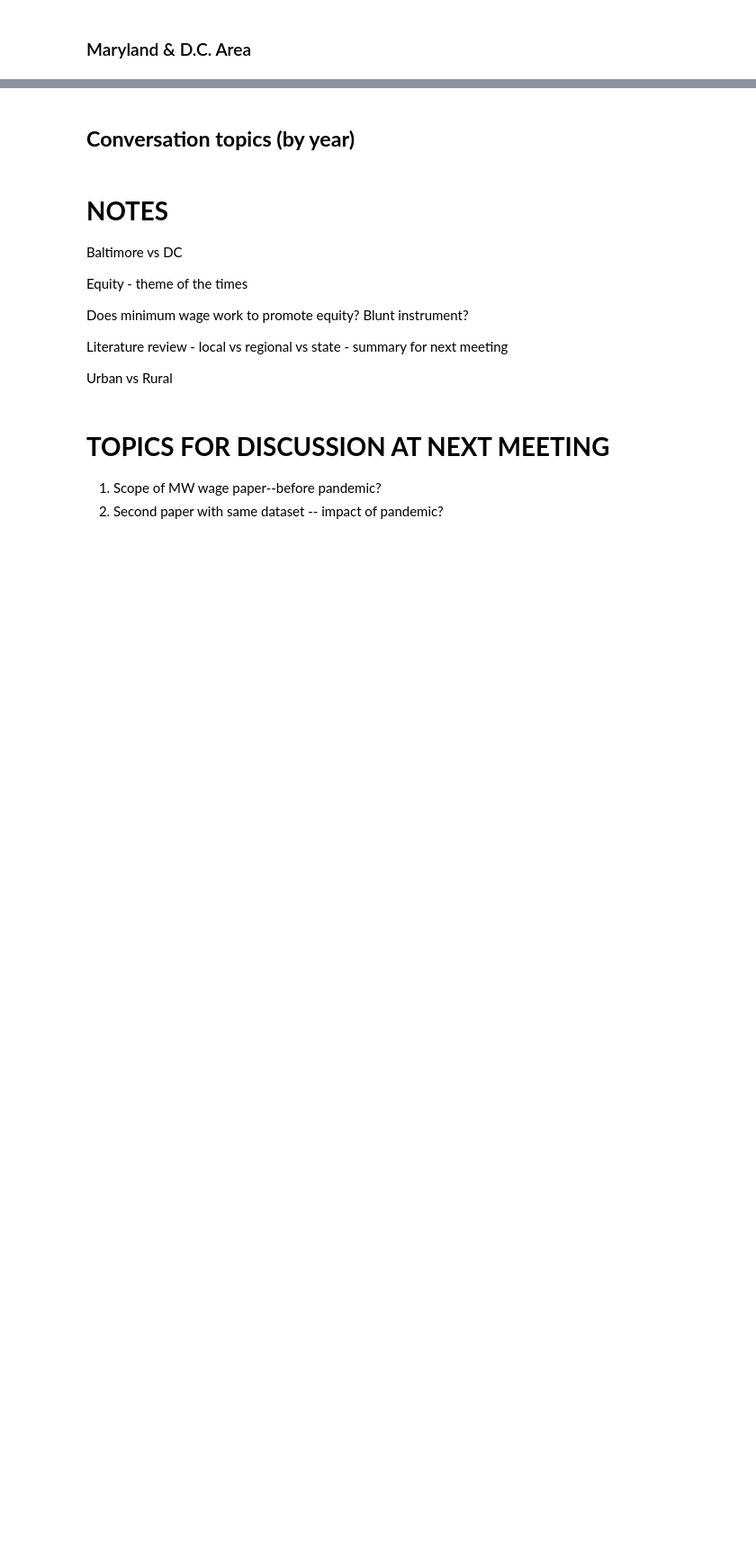
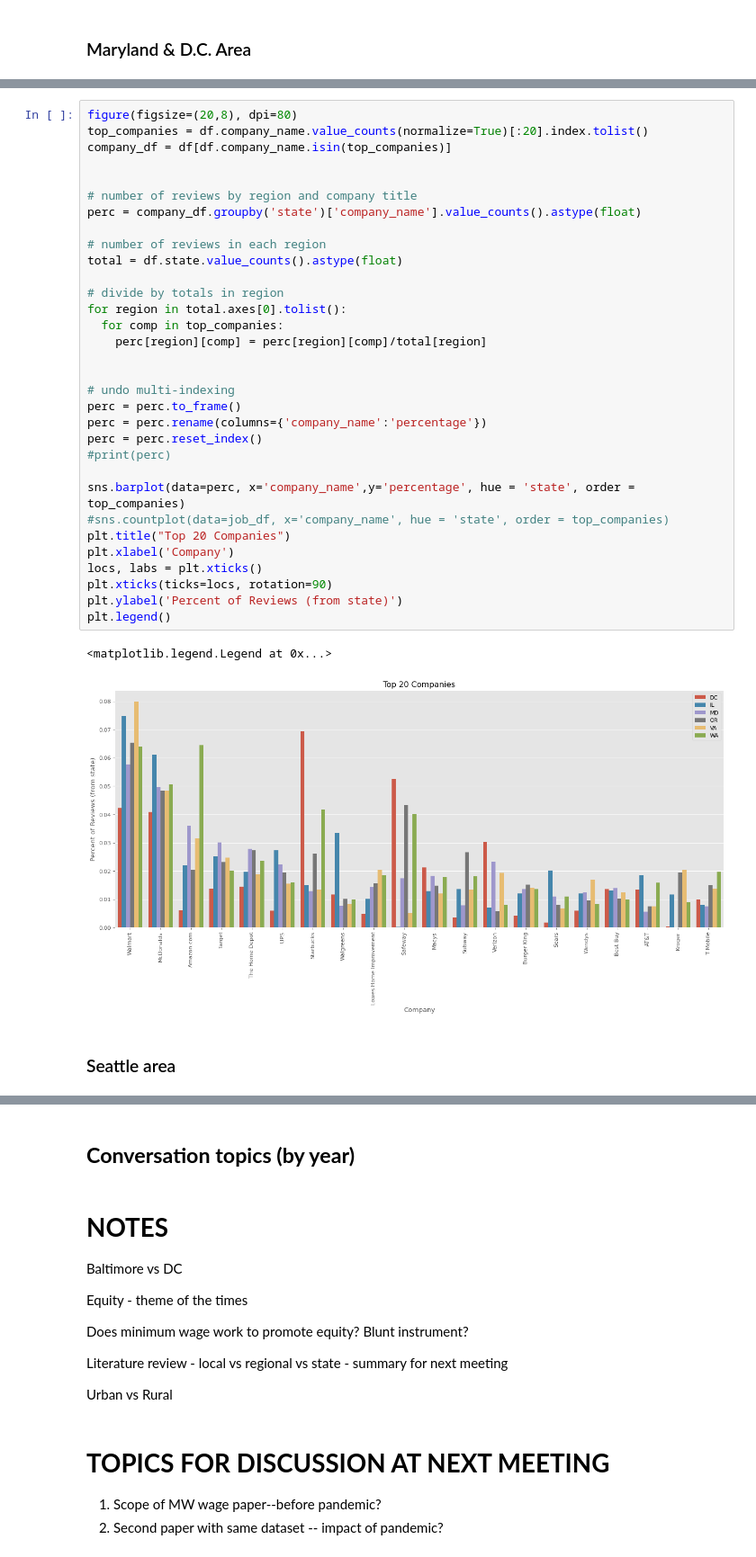
Before and after one commit to catabia/indeed, a Jupyter notebook: state_comparisons_9_9_21.ipynb, the cells around one changed output, grey strips where cells are left out. Shown at 90% size. Cells and saved outputs as stored; diff of their text form; blank space fills up the shorter version.

```diff
--- a/state_comparisons_9_9_21.ipynb
+++ b/state_comparisons_9_9_21.ipynb
@@ -546,0 +668,37 @@ plt.legend()
+# %%
+figure(figsize=(20,8), dpi=80)
+top_companies = df.company_name.value_counts(normalize=True)[:20].index.tolist()
+company_df = df[df.company_name.isin(top_companies)]
+
+
+# number of reviews by region and company title
+perc = company_df.groupby('state')['company_name'].value_counts().astype(float)
+
+# number of reviews in each region
+total = df.state.value_counts().astype(float)
+
+# divide by totals in region
+for region in total.axes[0].tolist():
+  for comp in top_companies:
+    perc[region][comp] = perc[region][comp]/total[region]
+
+
+# undo multi-indexing
+perc = perc.to_frame()
+perc = perc.rename(columns={'company_name':'percentage'})
+perc = perc.reset_index()
+#print(perc)
+
+sns.barplot(data=perc, x='company_name',y='percentage', hue = 'state', order = top_companies)
+#sns.countplot(data=job_df, x='company_name', hue = 'state', order = top_companies)
+plt.title("Top 20 Companies")
+plt.xlabel('Company')
+locs, labs = plt.xticks()
+plt.xticks(ticks=locs, rotation=90)
+plt.ylabel('Percent of Reviews (from state)')
+plt.legend()
+# %% [output]
+<matplotlib.legend.Legend at 0x...>
+[figure, added]
+# %% [markdown]
+### Seattle area
```
Also changed, not shown: parts of 19 cells of this notebook.
